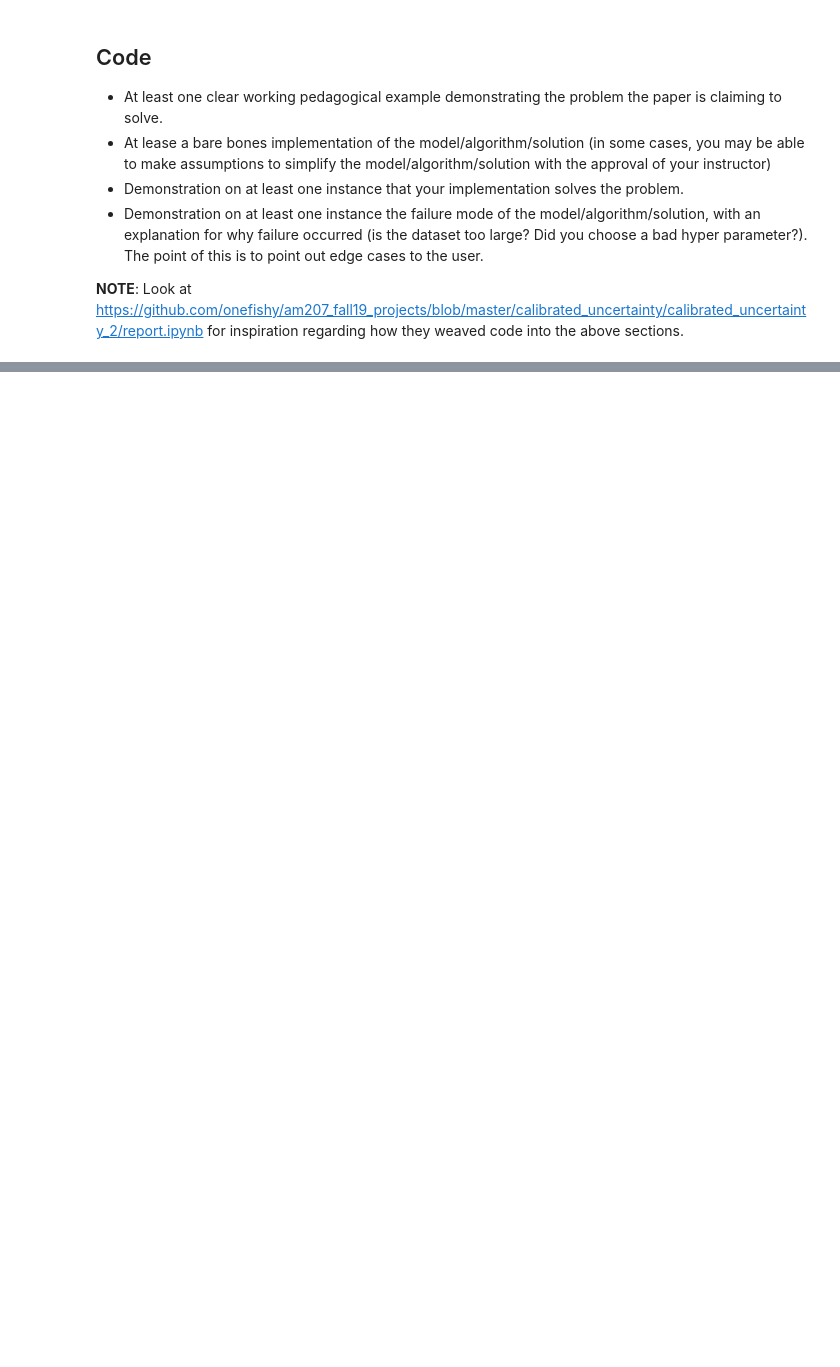
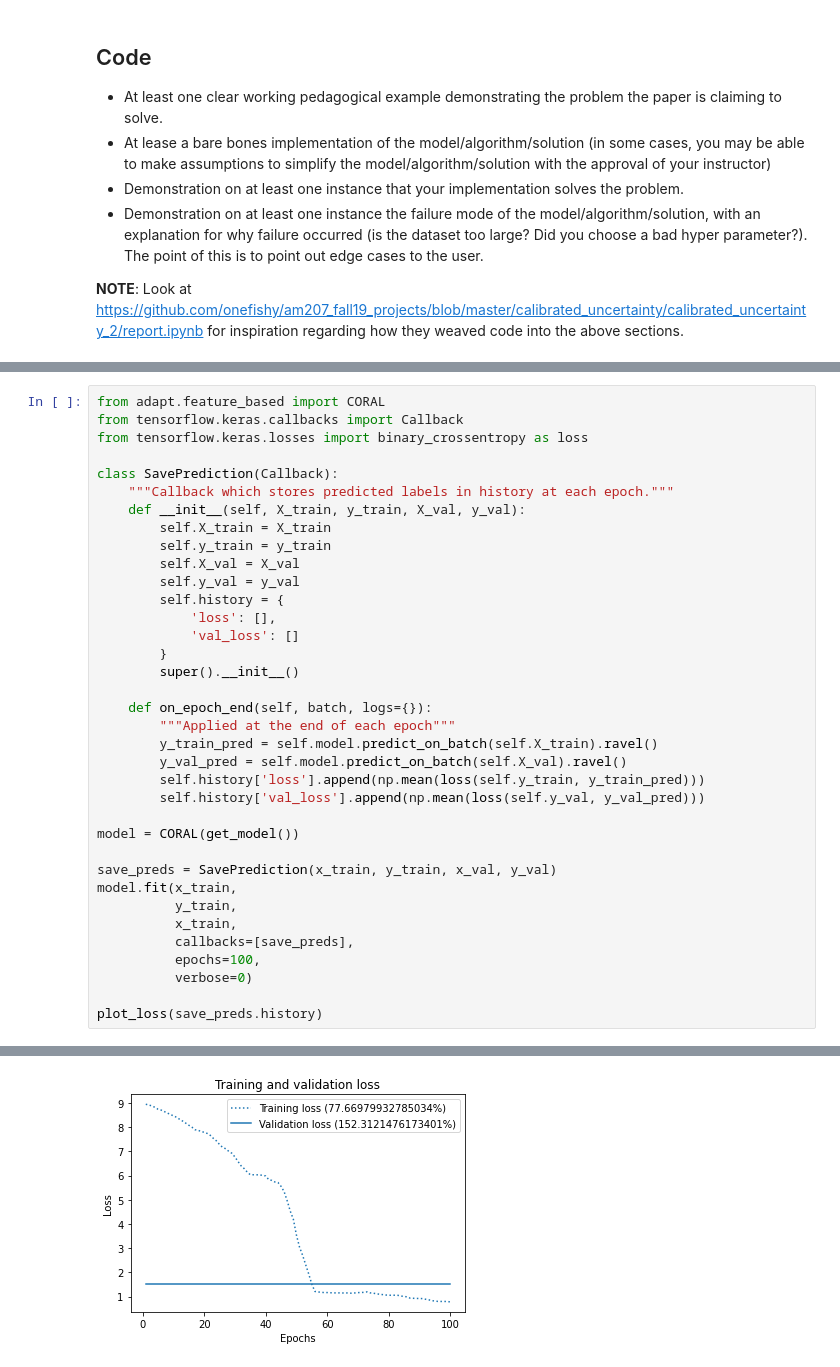
Before and after one commit to itsjohnward/am207-wilds, a Jupyter notebook: wilds.ipynb, the cells around one changed output, grey strips where cells are left out. Saved outputs shown, nothing was run; the diff lists cells and outputs as text; blank space fills up the shorter version.

Commit message:
add tech content, experiments, broader impact, and implement tf ERM and CORAL

```diff
--- a/wilds.ipynb
+++ b/wilds.ipynb
@@ -120,0 +240,37 @@ ax.plot()
+# %%
+from adapt.feature_based import CORAL
+from tensorflow.keras.callbacks import Callback
+from tensorflow.keras.losses import binary_crossentropy as loss
+
+class SavePrediction(Callback):
+    """Callback which stores predicted labels in history at each epoch."""
+    def __init__(self, X_train, y_train, X_val, y_val):
+        self.X_train = X_train
+        self.y_train = y_train
+        self.X_val = X_val
+        self.y_val = y_val
+        self.history = {
+            'loss': [],
+            'val_loss': []
+        }
+        super().__init__()
+
+    def on_epoch_end(self, batch, logs={}):
+        """Applied at the end of each epoch"""
+        y_train_pred = self.model.predict_on_batch(self.X_train).ravel()
+        y_val_pred = self.model.predict_on_batch(self.X_val).ravel()
+        self.history['loss'].append(np.mean(loss(self.y_train, y_train_pred)))
+        self.history['val_loss'].append(np.mean(loss(self.y_val, y_val_pred)))
+
+model = CORAL(get_model())
+
+save_preds = SavePrediction(x_train, y_train, x_val, y_val)
+model.fit(x_train,
+          y_train,
+          x_train,
+          callbacks=[save_preds],
+          epochs=100,
+          verbose=0)
+
+plot_loss(save_preds.history)
+# %% [output]
@@ -120,0 +293 @@ ax.plot()
+[figure, added]
```
Also changed, not shown: parts of 18 cells of this notebook.
